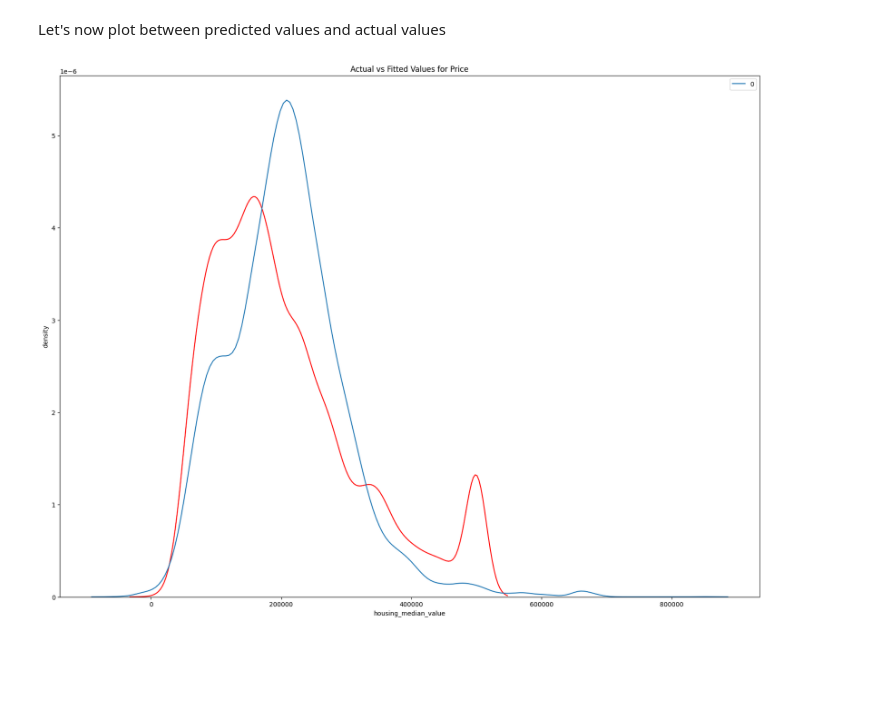
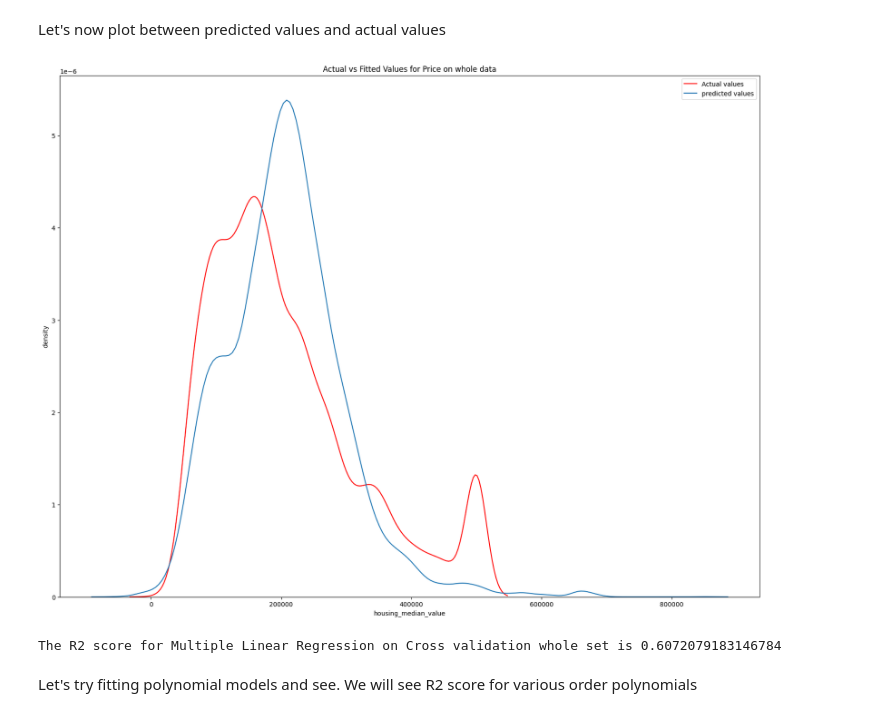
Before and after one commit to Nimish-nks/HousingProject, a Jupyter notebook: notebook/training.ipynb, the cells around one changed output. Saved outputs shown, nothing was run; the diff lists cells and outputs as text; code cells hidden in the pictures; blank space fills up the shorter version.

```diff
--- a/notebook/training.ipynb
+++ b/notebook/training.ipynb
@@ -387,13 +407,20 @@ from sklearn.model_selection import cross_val_predict
 y_hat_cv = cross_val_predict(lm,data_df,target_data_df,cv=4)
 # %%
 plt.figure(figsize=(20,15))
-ax1=sns.kdeplot(target_data_df.median_house_value,color="r")
-sns.kdeplot(y_hat_cv,color="b")
+ax1=sns.kdeplot(target_data_df.median_house_value,color="r",label="Actual values")
+sns.kdeplot(y_hat_cv,color="b",label="predicted values")
 
-plt.title("Actual vs Fitted Values for Price")
+plt.title("Actual vs Fitted Values for Price on whole data")
 plt.ylabel('density')
 plt.xlabel('housing_median_value')
-plt.legend
+plt.legend()
 plt.show()
 # %% [output]
-[figure, old version]
+[figure, new version]
+# %%
+r_squared = r2_score(target_data_df,y_hat_cv)
+print(f"The R2 score for Multiple Linear Regression on Cross validation whole set is {r_squared}")
+# %% [output]
+The R2 score for Multiple Linear Regression on Cross validation whole set is 0.6072079183146784
+# %% [markdown]
+Let's try fitting polynomial models and see. We will see R2 score for various order polynomials
```
Also changed, not shown: parts of 11 cells of this notebook.
